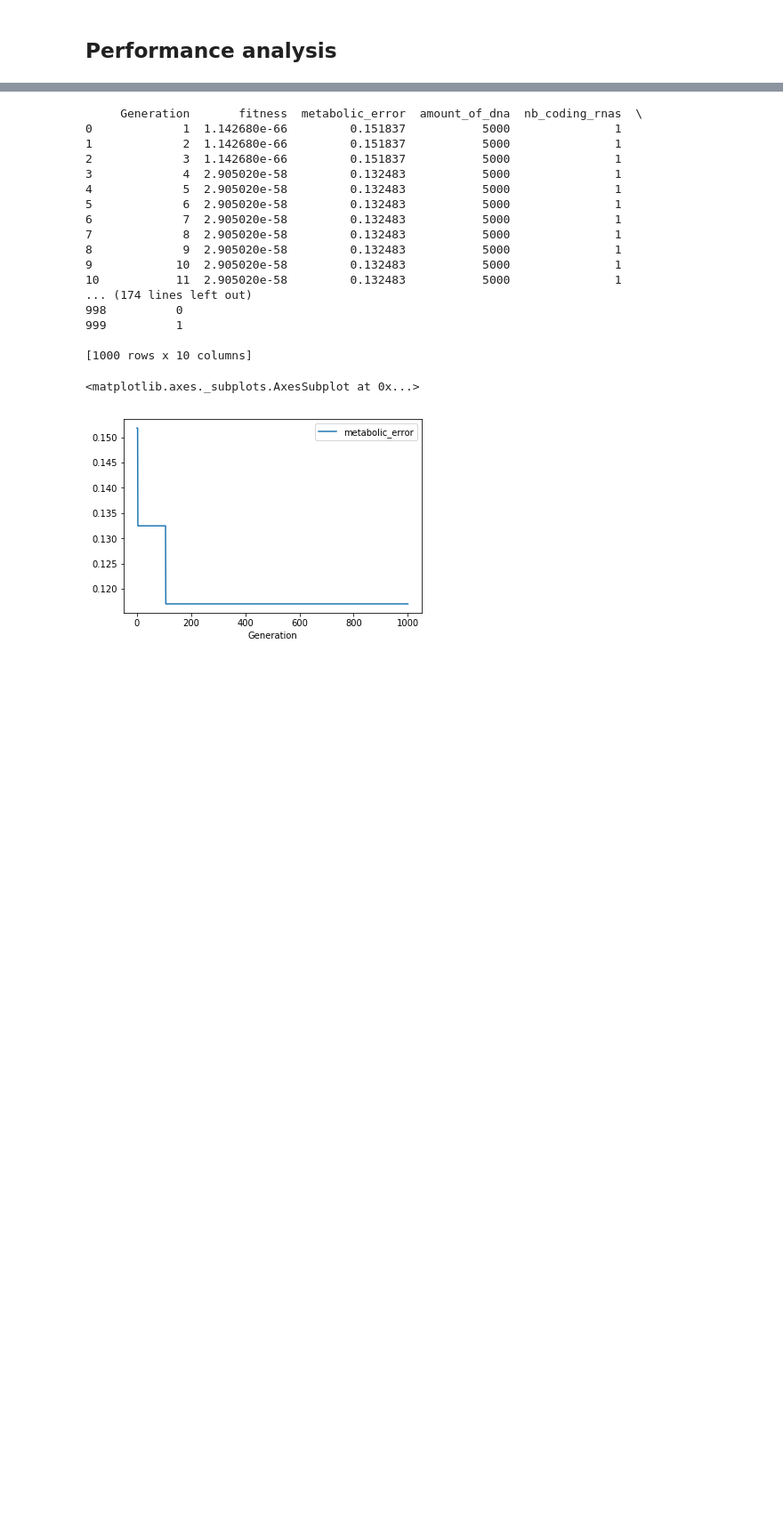
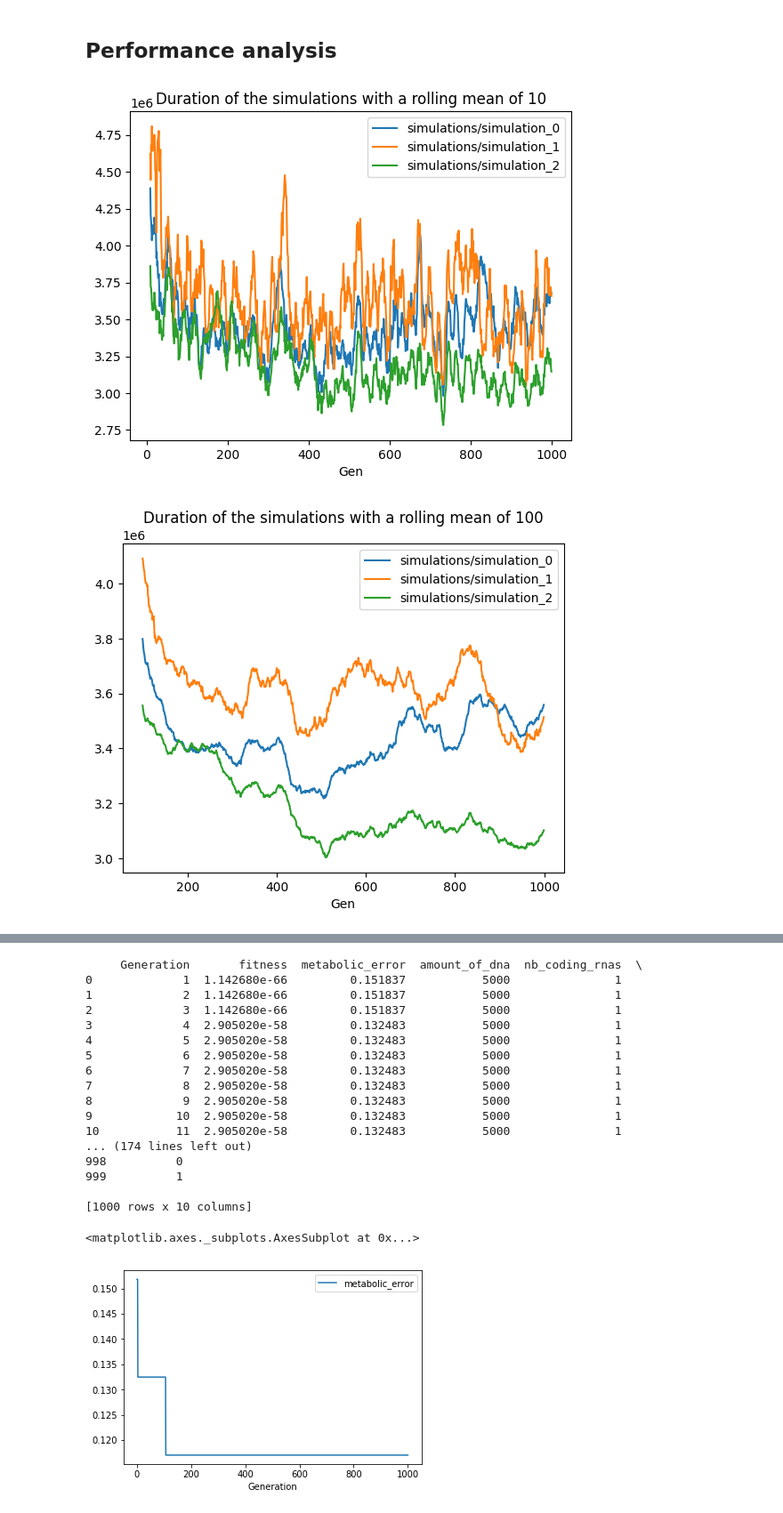
Before and after one commit to CyrilGomes/TP_AEVOL, a Jupyter notebook: stats.ipynb, the cells around one changed output, grey strips where cells are left out. Shown at 89% size. Saved outputs shown, nothing was run; the diff lists cells and outputs as text; code cells hidden in the pictures; blank space fills up the shorter version.

```diff
--- a/stats.ipynb
+++ b/stats.ipynb
@@ -73,37 +57,47 @@ simulation_1
 # %% [markdown]
 ## Performance analysis
 # %%
-#read all the csv files in the folder
+#create a dataframe with the mean of each simulation, with the index being 'Gen"
 import glob
 import pandas as pd
 import numpy as np
 import matplotlib.pyplot as plt
 import seaborn as sns
 import os
 
 ABSOLUTE_PATH = "/home/cgomes/ot5/TP_AEVOL"
 os.chdir(ABSOLUTE_PATH)
 
-#read all the csv files in the folder last simulation folder in the simulations folder
+#read all the simulation folders in the simulations folder
+subfolders = [ f.path for f in os.scandir("simulations") if f.is_dir() ]
+subfolders.sort()
 
-subfolders = [ f.path for f in os.scandir("simulations") if f.is_dir() ]
-folder_name = "simulation_" + str(len(subfolders)-1)
-print(folder_name)
+#read all the csv files in each simulation folder
+simulations_list = []
 
-all_files = glob.glob("simulations/" + folder_name + "/*.csv")
+for folder in subfolders:
+    all_files = glob.glob(folder + "/*.csv")
+    li = []
+    for filename in all_files:
+        df = pd.read_csv(filename, index_col=None, header=0)
+        df = df.iloc[1:]
+        li.append(df)
 
-li = []
 
-for filename in all_files:
-    df = pd.read_csv(filename, index_col=None, header=0)
-    df = df.iloc[1:]
-    li.append(df)
+    frame = pd.concat(li, axis=0).groupby('Gen').mean()
+    simulations_list.append(frame)
 
-frame = pd.concat(li, axis=0, ignore_index=True)
 
-#plot the a rolling mean of the duration of the simulation
-frame['duration'] = frame['Duration'].astype(float)
-frame['duration'].rolling(200).mean().plot()
+for rolling in [10,100,200]:
+    for simulation in simulations_list:
+        simulation['duration'] = simulation['Duration'].astype(float)
+        #create subplot by rolling value
 
-#print the mean of the duration of the simulation from nano to seconds
-print(frame['duration'].mean() * 1e-9)
+        simulation['duration'].rolling(rolling).mean().plot(label=str(rolling))
+
+        plt.legend(subfolders)
+    plt.title("Duration of the simulations with a rolling mean of " + str(rolling))
+    plt.show()
+# %% [output]
+[figure, added]
+[figure, added]
```
Also changed, not shown: parts of 5 cells of this notebook.
